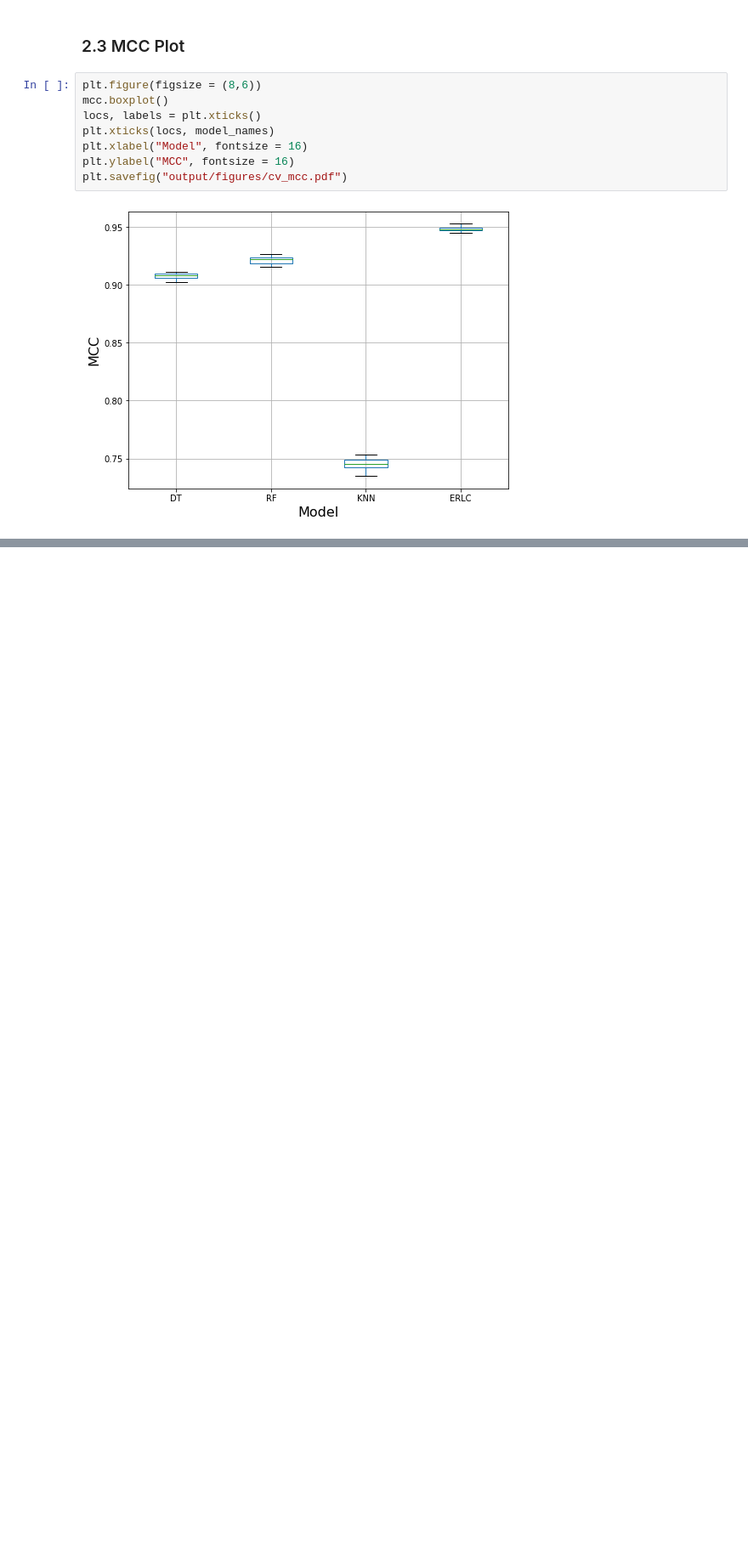
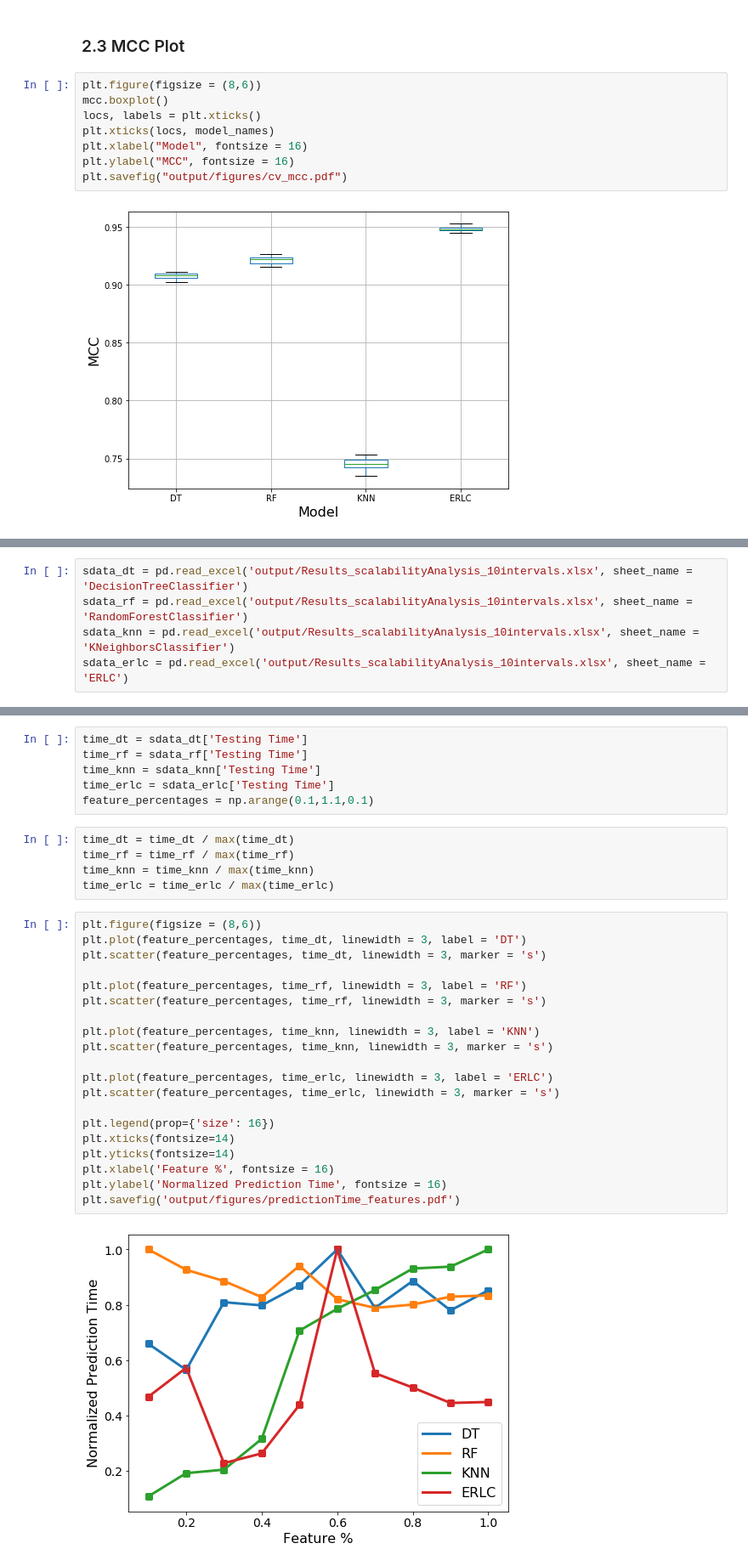
Before and after one commit to jsakhnin/multiclass_IDS_smartgrid, a Jupyter notebook: result_processing.ipynb, the cells around one changed output, grey strips where cells are left out. Shown: that part at 85% size. Drawn from its saved outputs; the diff is of its cells as text; blank space fills up the shorter version.

Commit message:
adds scalability testing

```diff
--- a/result_processing.ipynb
+++ b/result_processing.ipynb
@@ -189,0 +192,5 @@ plt.savefig("output/figures/cv_mcc.pdf")
+# %%
+sdata_dt = pd.read_excel('output/Results_scalabilityAnalysis_10intervals.xlsx', sheet_name = 'DecisionTreeClassifier')
+sdata_rf = pd.read_excel('output/Results_scalabilityAnalysis_10intervals.xlsx', sheet_name = 'RandomForestClassifier')
+sdata_knn = pd.read_excel('output/Results_scalabilityAnalysis_10intervals.xlsx', sheet_name = 'KNeighborsClassifier')
+sdata_erlc = pd.read_excel('output/Results_scalabilityAnalysis_10intervals.xlsx', sheet_name = 'ERLC')
@@ -189,0 +211,33 @@ plt.savefig("output/figures/cv_mcc.pdf")
+# %%
+time_dt = sdata_dt['Testing Time']
+time_rf = sdata_rf['Testing Time']
+time_knn = sdata_knn['Testing Time']
+time_erlc = sdata_erlc['Testing Time']
+feature_percentages = np.arange(0.1,1.1,0.1)
+# %%
+time_dt = time_dt / max(time_dt)
+time_rf = time_rf / max(time_rf)
+time_knn = time_knn / max(time_knn)
+time_erlc = time_erlc / max(time_erlc)
+# %%
+plt.figure(figsize = (8,6))
+plt.plot(feature_percentages, time_dt, linewidth = 3, label = 'DT')
+plt.scatter(feature_percentages, time_dt, linewidth = 3, marker = 's')
+
+plt.plot(feature_percentages, time_rf, linewidth = 3, label = 'RF')
+plt.scatter(feature_percentages, time_rf, linewidth = 3, marker = 's')
+
+plt.plot(feature_percentages, time_knn, linewidth = 3, label = 'KNN')
+plt.scatter(feature_percentages, time_knn, linewidth = 3, marker = 's')
+
+plt.plot(feature_percentages, time_erlc, linewidth = 3, label = 'ERLC')
+plt.scatter(feature_percentages, time_erlc, linewidth = 3, marker = 's')
+
+plt.legend(prop={'size': 16})
+plt.xticks(fontsize=14)
+plt.yticks(fontsize=14)
+plt.xlabel('Feature %', fontsize = 16)
+plt.ylabel('Normalized Prediction Time', fontsize = 16)
+plt.savefig('output/figures/predictionTime_features.pdf')
+# %% [output]
+[figure, added]
```
Also changed, not shown: parts of 6 cells of this notebook, 10 other files.
